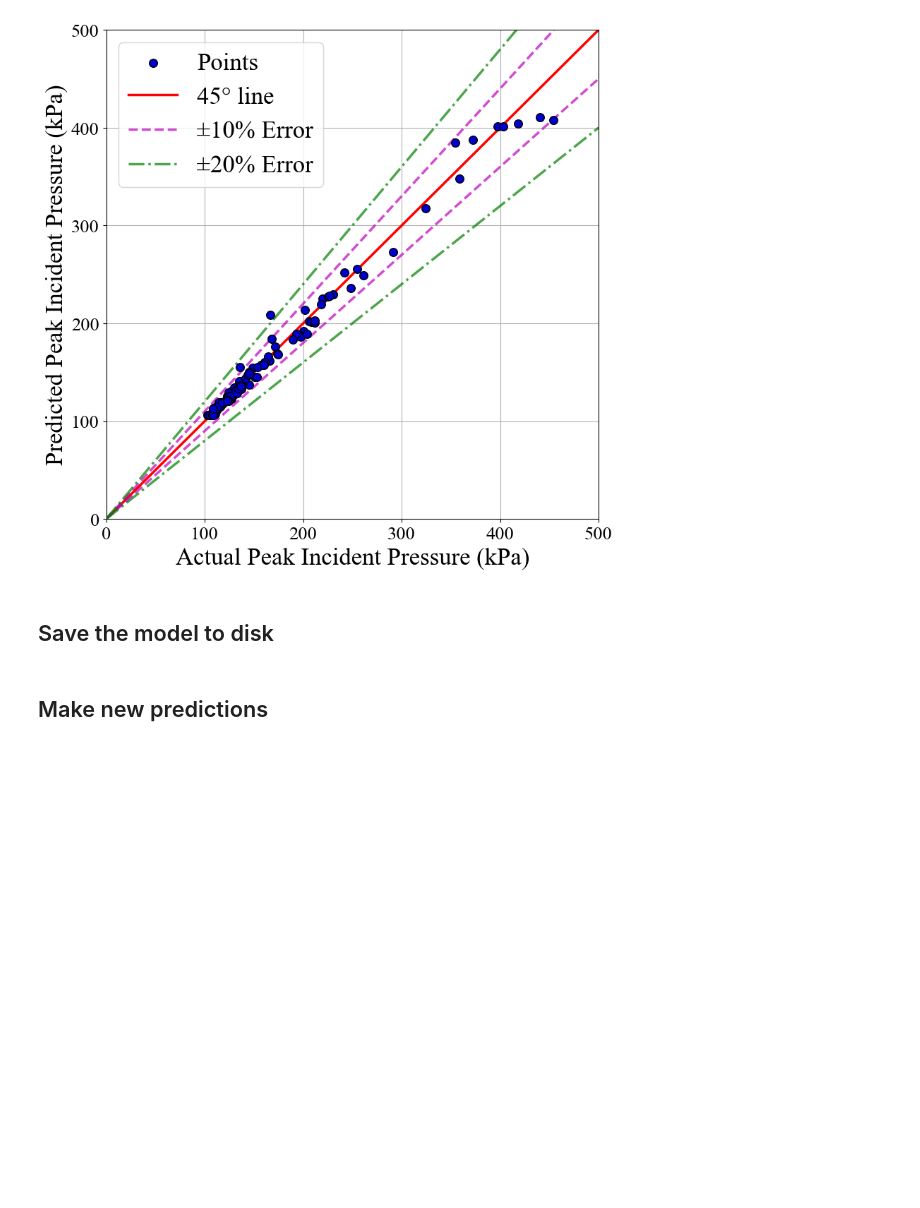
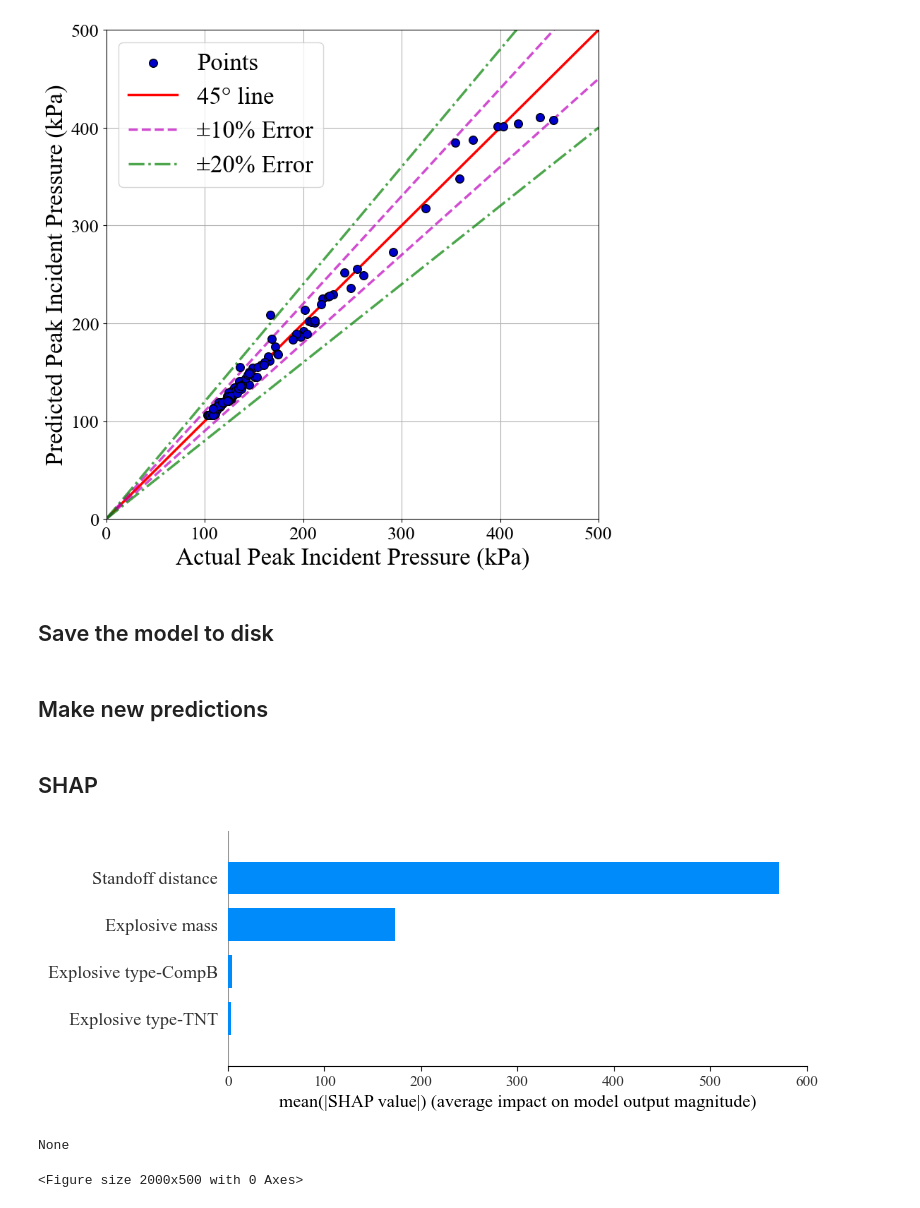
Before and after one commit to ChamodiWidanage/Pressure_Paper1, a Jupyter notebook: Random Forest_for_paper.ipynb, the cells around one changed output. Cells and saved outputs as stored; diff of their text form; code cells hidden in the pictures; blank space fills up the shorter version.

```diff
--- a/Random Forest_for_paper.ipynb
+++ b/Random Forest_for_paper.ipynb
@@ -68,6 +66,6 @@ regressor = RandomForestRegressor(n_estimators = 50,
                                   min_samples_leaf = 1,
                                   min_samples_split = 2,
                                   random_state = 71)
-eval_set = [(X_train, y_train), (X_val, y_val)]
-regressor.fit(X_train, y_train, eval_metric = ["mae"], eval_set=eval_set, verbose = True)
+
+regressor.fit(X_train, y_train)
 # %% [output]
@@ -337,3 +331,5 @@ print (comp_data)
 #print (comp_data)
 comp_data_pred = regressor.predict(comp_data)
 print (comp_data_pred)
+# %% [markdown]
+## SHAP
@@ -339,0 +339,15 @@ print (comp_data_pred)
+# %%
+# Create object that can calculate shap values for an ensemble tree model
+explainer = shap.TreeExplainer(regressor)
+# %%
+# Calculate Shap values
+shap_values = explainer.shap_values(X_train)
+# %%
+#Summary plot type 1
+features = ['Explosive type-CompB', 'Explosive type-TNT', 'Explosive mass', 'Standoff distance']
+shap.summary_plot(shap_values, X_train, feature_names = features, plot_type="bar")
+print (plt.gcf().set_size_inches(20,5))
+# %% [output]
+[figure, added]
+None
+<Figure size 2000x500 with 0 Axes>
```
Also changed, not shown: parts of 12 cells of this notebook, 15 other files.
